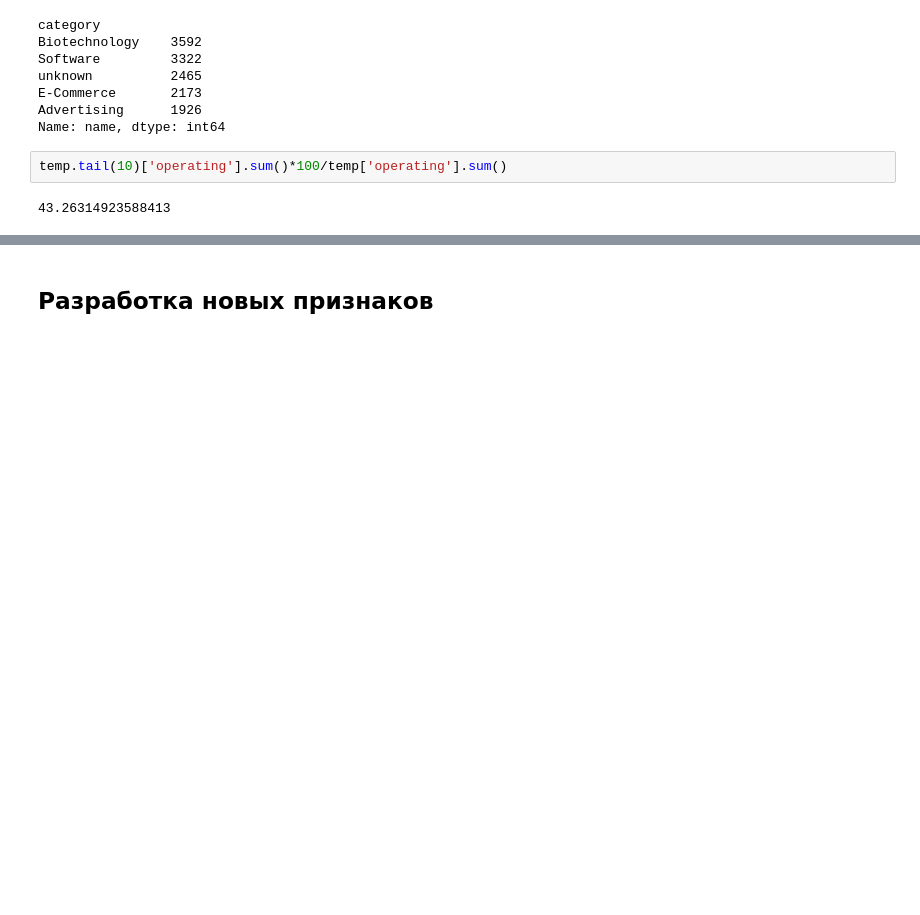
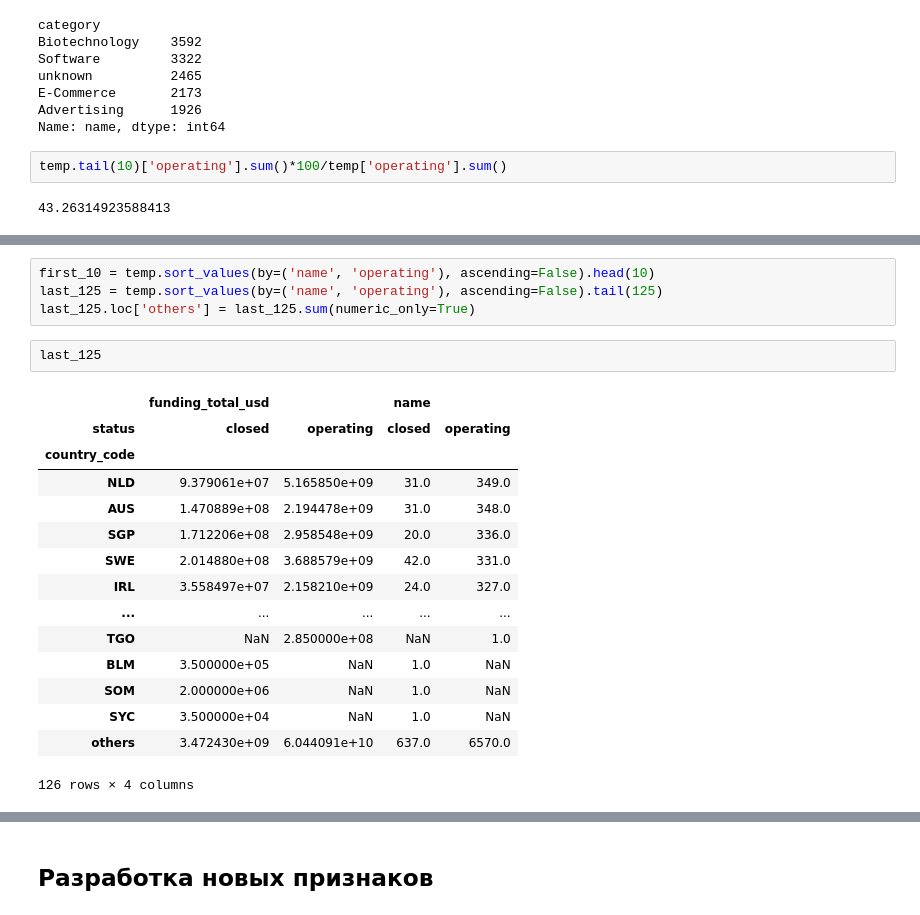
Before and after one commit to Ilya-Kokorin/good_startup, a Jupyter notebook: good_startup.ipynb, the cells around one changed output, grey strips where cells are left out. Saved outputs shown, nothing was run; the diff lists cells and outputs as text; blank space fills up the shorter version.

```diff
--- a/good_startup.ipynb
+++ b/good_startup.ipynb
@@ -662,0 +688,22 @@ temp.tail(10)['operating'].sum()*100/temp['operating'].sum()
+# %%
+first_10 = temp.sort_values(by=('name', 'operating'), ascending=False).head(10)
+last_125 = temp.sort_values(by=('name', 'operating'), ascending=False).tail(125)
+last_125.loc['others'] = last_125.sum(numeric_only=True)
+# %%
+last_125
+# %% [output]
+|  | funding_total_usd |  | name |  |
+| status | closed | operating | closed | operating |
+| country_code |  |  |  |  |
+| NLD | 9.379061e+07 | 5.165850e+09 | 31.0 | 349.0 |
+| AUS | 1.470889e+08 | 2.194478e+09 | 31.0 | 348.0 |
+| SGP | 1.712206e+08 | 2.958548e+09 | 20.0 | 336.0 |
+| SWE | 2.014880e+08 | 3.688579e+09 | 42.0 | 331.0 |
+| IRL | 3.558497e+07 | 2.158210e+09 | 24.0 | 327.0 |
+| ... | ... | ... | ... | ... |
+| TGO | NaN | 2.850000e+08 | NaN | 1.0 |
+| BLM | 3.500000e+05 | NaN | 1.0 | NaN |
+| SOM | 2.000000e+06 | NaN | 1.0 | NaN |
+| SYC | 3.500000e+04 | NaN | 1.0 | NaN |
+| others | 3.472430e+09 | 6.044091e+10 | 637.0 | 6570.0 |
+126 rows × 4 columns
```
Also changed, not shown: parts of 10 cells of this notebook.
